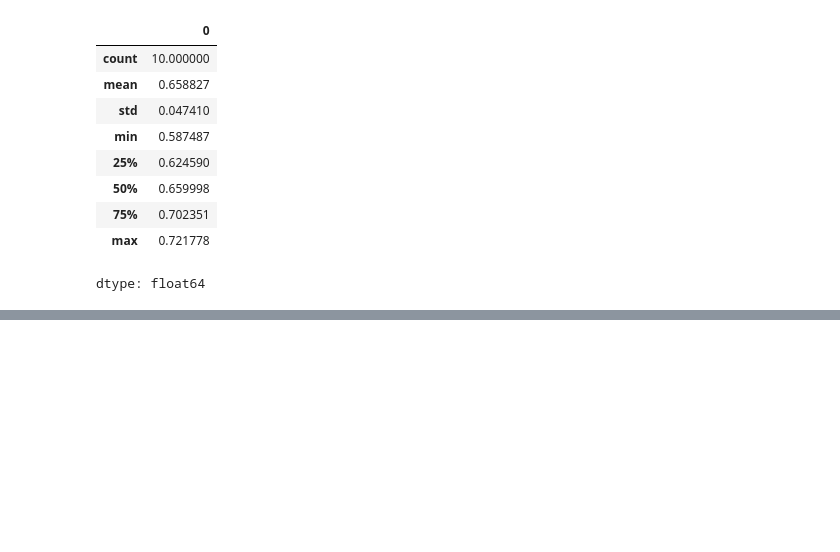
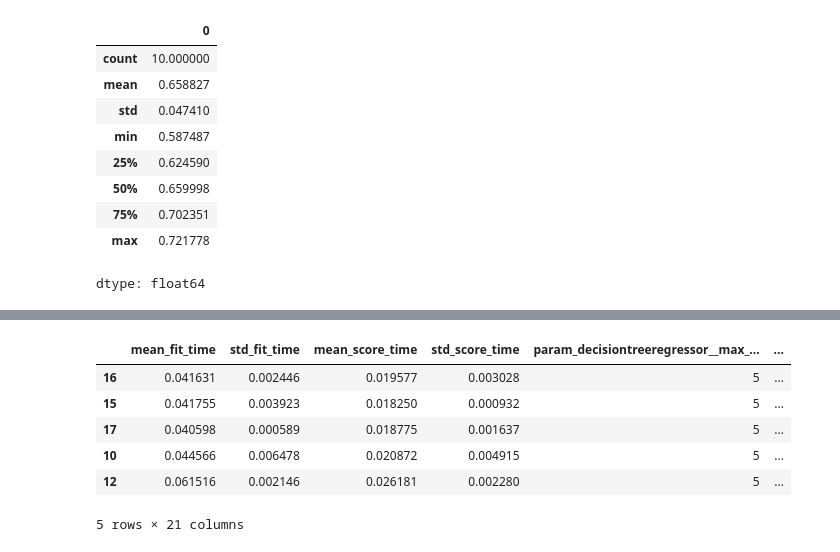
Before and after one commit to mt508/machine-learning-, a Jupyter notebook: Earthquack_predictions.ipynb, the cells around one changed output, grey strips where cells are left out. Saved outputs shown, nothing was run; the diff lists cells and outputs as text; code cells hidden in the pictures; blank space fills up the shorter version.

```diff
--- a/Earthquack_predictions.ipynb
+++ b/Earthquack_predictions.ipynb
@@ -437,0 +518,9 @@ dtype: float64
+# %%
+grid_tree= GridSearchCV(
+    estimator= tree_pipeline,
+    param_grid={},
+    scoring="neg_root_mean_squared_error",
+    cv=10,
+)
+# %%
+grid_tree.fit(X, target)
@@ -437,0 +554,15 @@ dtype: float64
+# %%
+grid_tree_with_para= GridSearchCV(
+    estimator= tree_pipeline,
+    param_grid={
+    'decisiontreeregressor__max_depth': [3, 5, 10, None],
+    'decisiontreeregressor__min_samples_split': [2, 5, 10],
+    'decisiontreeregressor__min_samples_leaf': [1, 2, 4]
+
+}
+,
+    scoring="neg_root_mean_squared_error",
+    cv=10,
+)
+# %%
+grid_tree_with_para.fit(X, target)
@@ -437,0 +589,12 @@ dtype: float64
+# %%
+tree_result_para=pd.DataFrame(grid_tree_with_para.cv_results_)
+tree_result_para.sort_values(by='mean_test_score',ascending=False,inplace=True)
+tree_result_para.head()
+# %% [output]
+|  | mean_fit_time | std_fit_time | mean_score_time | std_score_time | param_decisiontreeregressor__max_... | ... |
+| 16 | 0.041631 | 0.002446 | 0.019577 | 0.003028 | 5 | ... |
+| 15 | 0.041755 | 0.003923 | 0.018250 | 0.000932 | 5 | ... |
+| 17 | 0.040598 | 0.000589 | 0.018775 | 0.001637 | 5 | ... |
+| 10 | 0.044566 | 0.006478 | 0.020872 | 0.004915 | 5 | ... |
+| 12 | 0.061516 | 0.002146 | 0.026181 | 0.002280 | 5 | ... |
+5 rows × 21 columns
```
Also changed, not shown: parts of 12 cells of this notebook.
